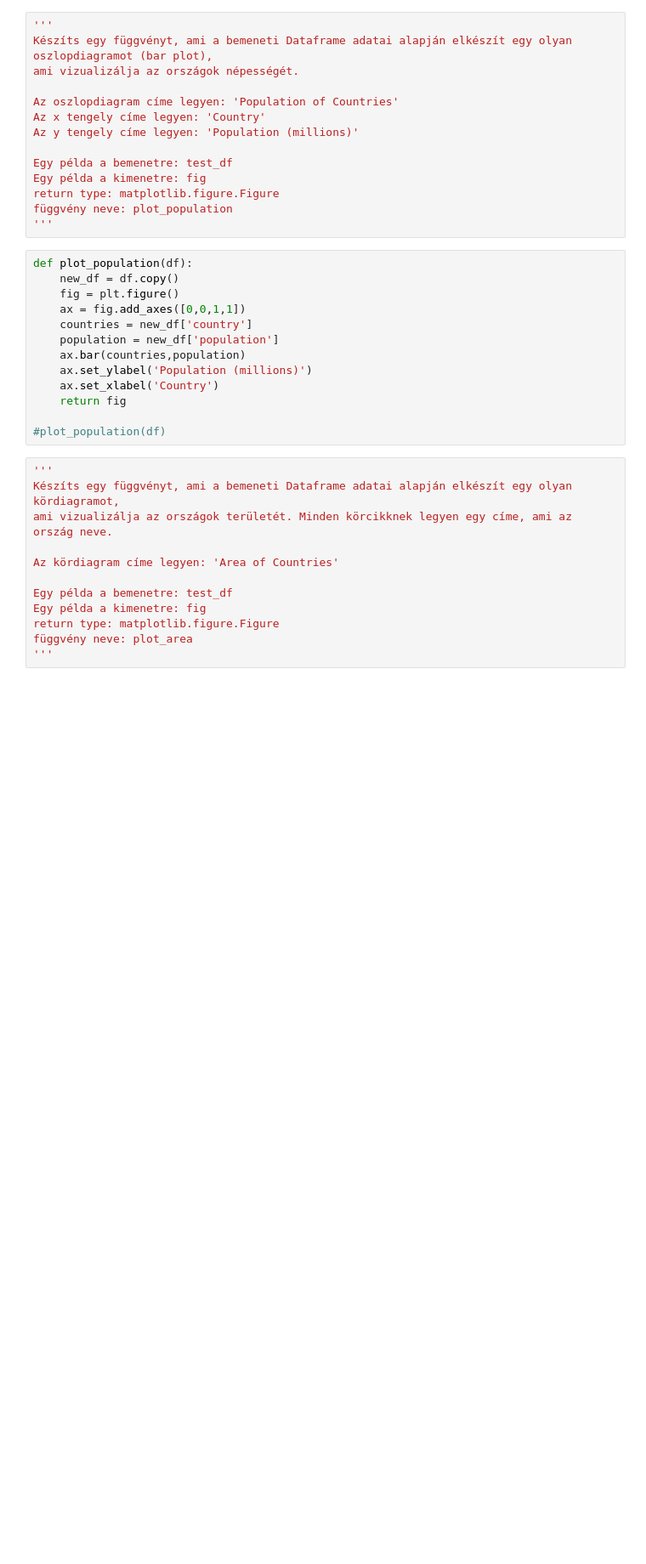
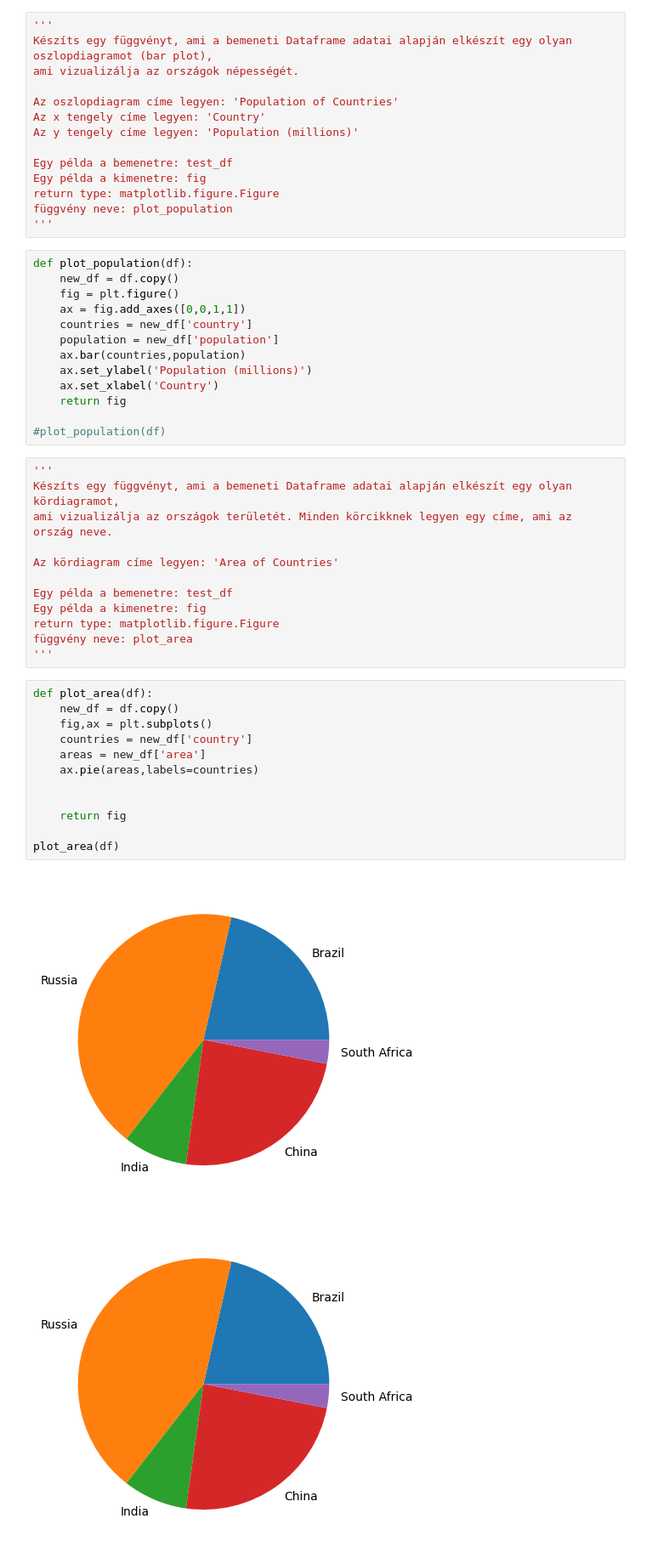
Before and after one commit to babikdonat/BEVADAT2022232, a Jupyter notebook: GYAK04/GYAK04.ipynb, the cells around one changed output. Shown: that part at 85% size. Cells and saved outputs as stored; diff of their text form; blank space fills up the shorter version.

```diff
--- a/GYAK04/GYAK04.ipynb
+++ b/GYAK04/GYAK04.ipynb
@@ -145,3 +120,18 @@ Egy példa a kimenetre: fig
 return type: matplotlib.figure.Figure
 függvény neve: plot_area
 '''
+# %%
+def plot_area(df):
+    new_df = df.copy()
+    fig,ax = plt.subplots()
+    countries = new_df['country']
+    areas = new_df['area']
+    ax.pie(areas,labels=countries)
+
+
+    return fig
+
+plot_area(df)
+# %% [output]
+[figure, added]
+[figure, added]
```
Also changed, not shown: parts of 4 cells of this notebook.
